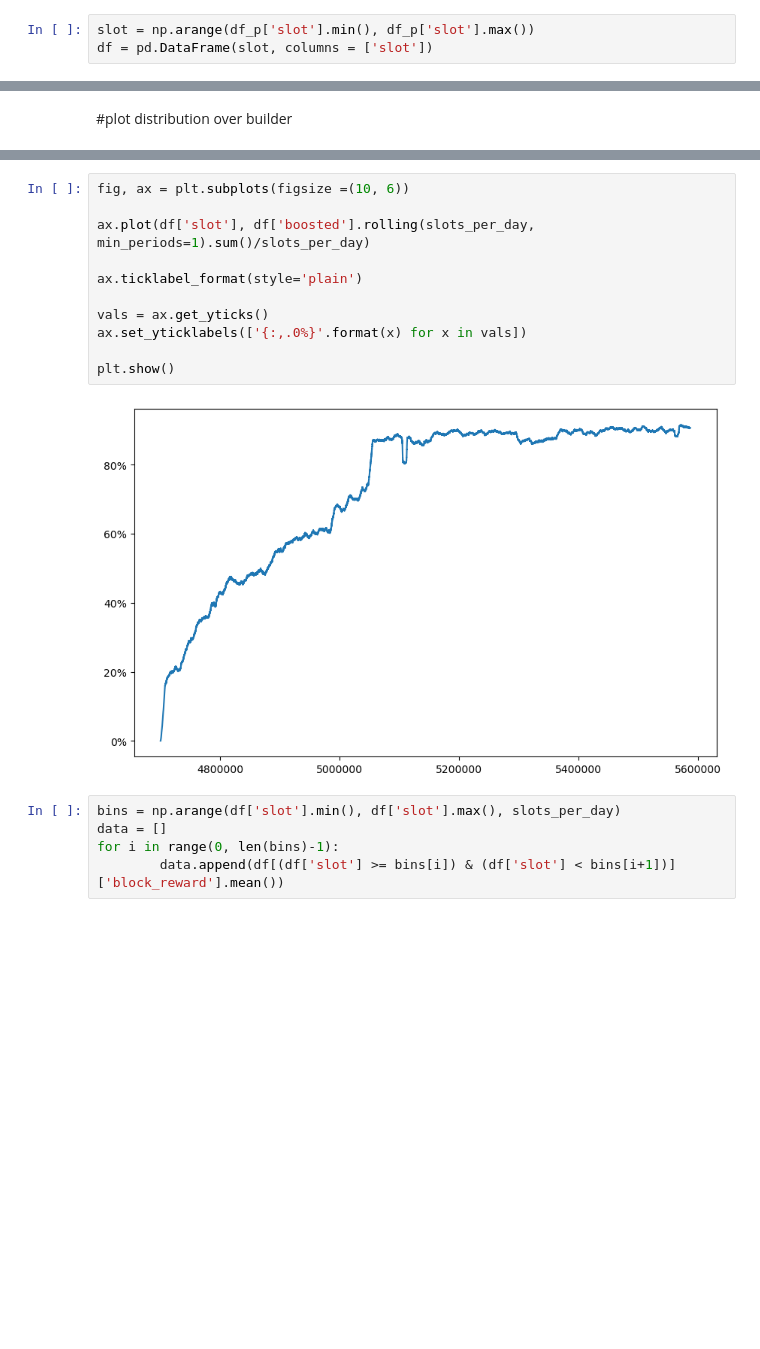
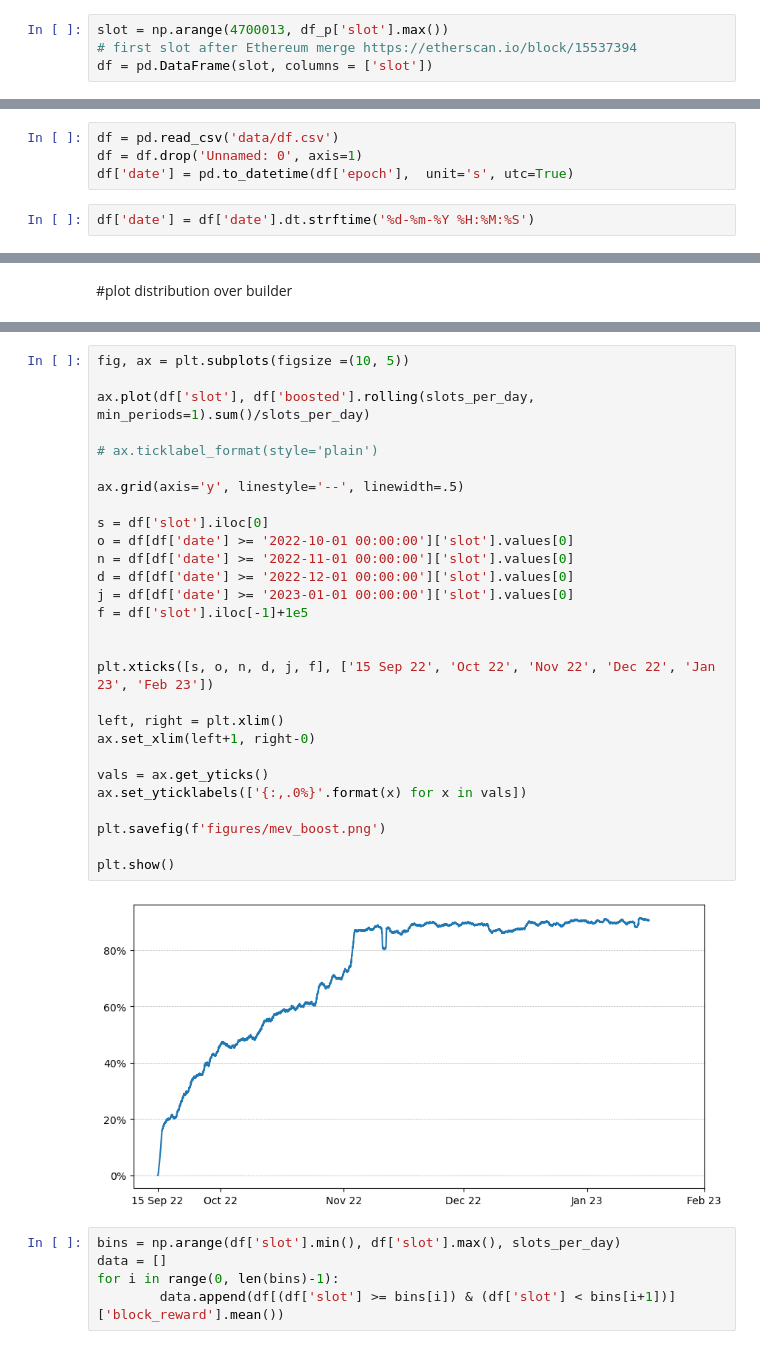
Before and after one commit to vivowa/mmev, a Jupyter notebook: lightblocks_testrun.ipynb, the cells around one changed output, grey strips where cells are left out. Cells and saved outputs as stored; diff of their text form; blank space fills up the shorter version.

Commit message:
figures

```diff
--- a/lightblocks_testrun.ipynb
+++ b/lightblocks_testrun.ipynb
@@ -69,5 +30,6 @@ See the caveats in the documentation: https://pandas.pydata.org/pandas-docs/stab
 # %%
-slot = np.arange(df_p['slot'].min(), df_p['slot'].max())
+slot = np.arange(4700013, df_p['slot'].max())
+# first slot after Ethereum merge https://etherscan.io/block/15537394
 df = pd.DataFrame(slot, columns = ['slot'])
 # %%
 df = df.merge(df_p, how='left', on='slot')
@@ -248,3 +158,9 @@ calc.iloc[:,0:13]
+# %%
+df = pd.read_csv('data/df.csv')
+df = df.drop('Unnamed: 0', axis=1)
+df['date'] = pd.to_datetime(df['epoch'],  unit='s', utc=True)
+# %%
+df['date'] = df['date'].dt.strftime('%d-%m-%Y %H:%M:%S')
 # %% [markdown]
 ### plotting descriptive
 # %% [markdown]
@@ -260,16 +195,33 @@ print(len(df[df['boosted'] == True])/len(df)*100, '%')
 # %%
-fig, ax = plt.subplots(figsize =(10, 6))
+fig, ax = plt.subplots(figsize =(10, 5))
 
 ax.plot(df['slot'], df['boosted'].rolling(slots_per_day, min_periods=1).sum()/slots_per_day)
 
-ax.ticklabel_format(style='plain')
+# ax.ticklabel_format(style='plain')
+
+ax.grid(axis='y', linestyle='--', linewidth=.5)
+
+s = df['slot'].iloc[0]
+o = df[df['date'] >= '2022-10-01 00:00:00']['slot'].values[0]
+n = df[df['date'] >= '2022-11-01 00:00:00']['slot'].values[0]
+d = df[df['date'] >= '2022-12-01 00:00:00']['slot'].values[0]
+j = df[df['date'] >= '2023-01-01 00:00:00']['slot'].values[0]
+f = df['slot'].iloc[-1]+1e5
+
+
+plt.xticks([s, o, n, d, j, f], ['15 Sep 22', 'Oct 22', 'Nov 22', 'Dec 22', 'Jan 23', 'Feb 23'])
+
+left, right = plt.xlim()
+ax.set_xlim(left+1, right-0)
 
 vals = ax.get_yticks()
 ax.set_yticklabels(['{:,.0%}'.format(x) for x in vals])
 
+plt.savefig(f'figures/mev_boost.png')
+
 plt.show()
 # %% [output]
-[figure, old version]
+[figure, new version]
 # %%
 bins = np.arange(df['slot'].min(), df['slot'].max(), slots_per_day)
 data = []
```
Also changed, not shown: parts of 32 cells of this notebook, 3 other files.
